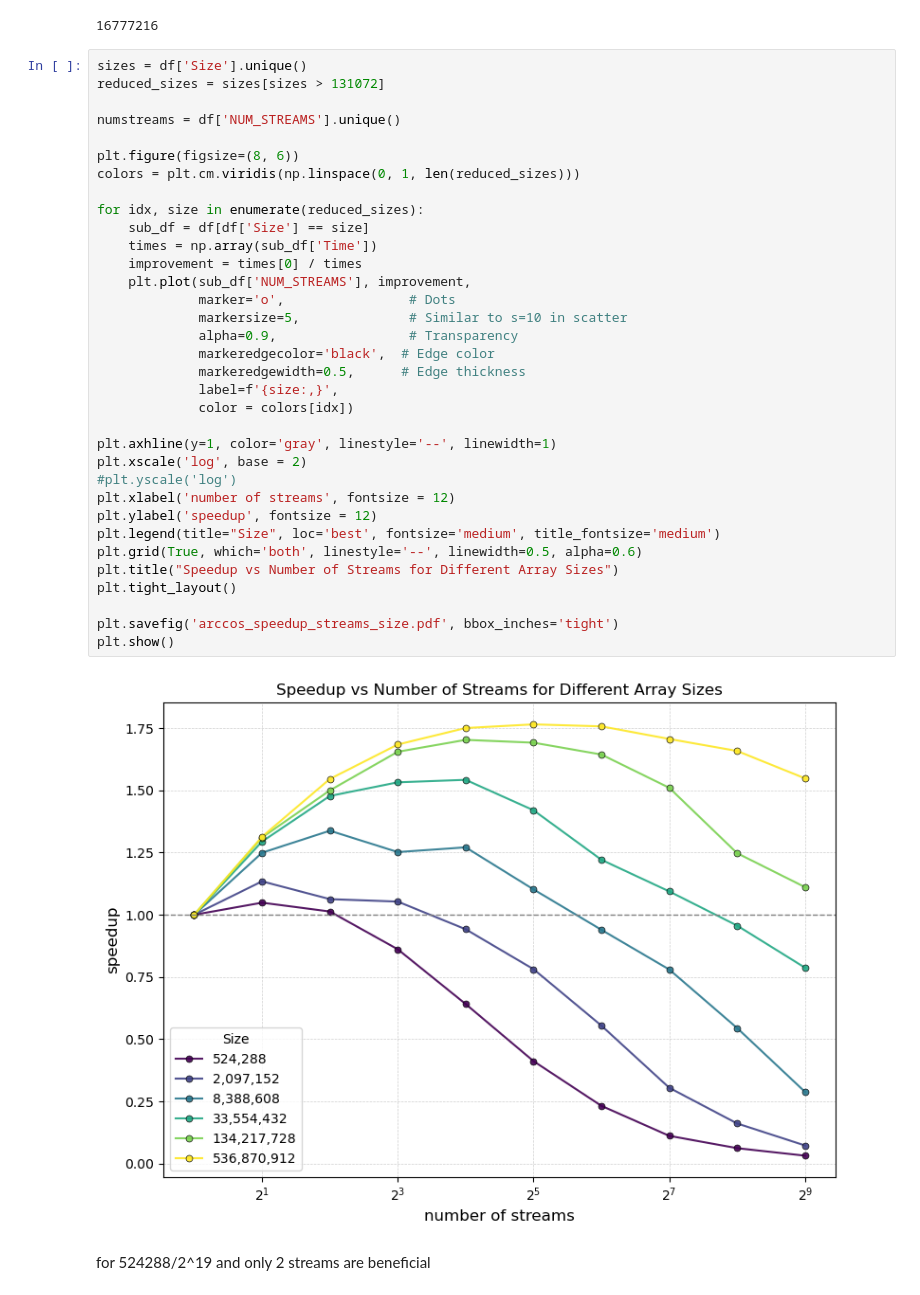
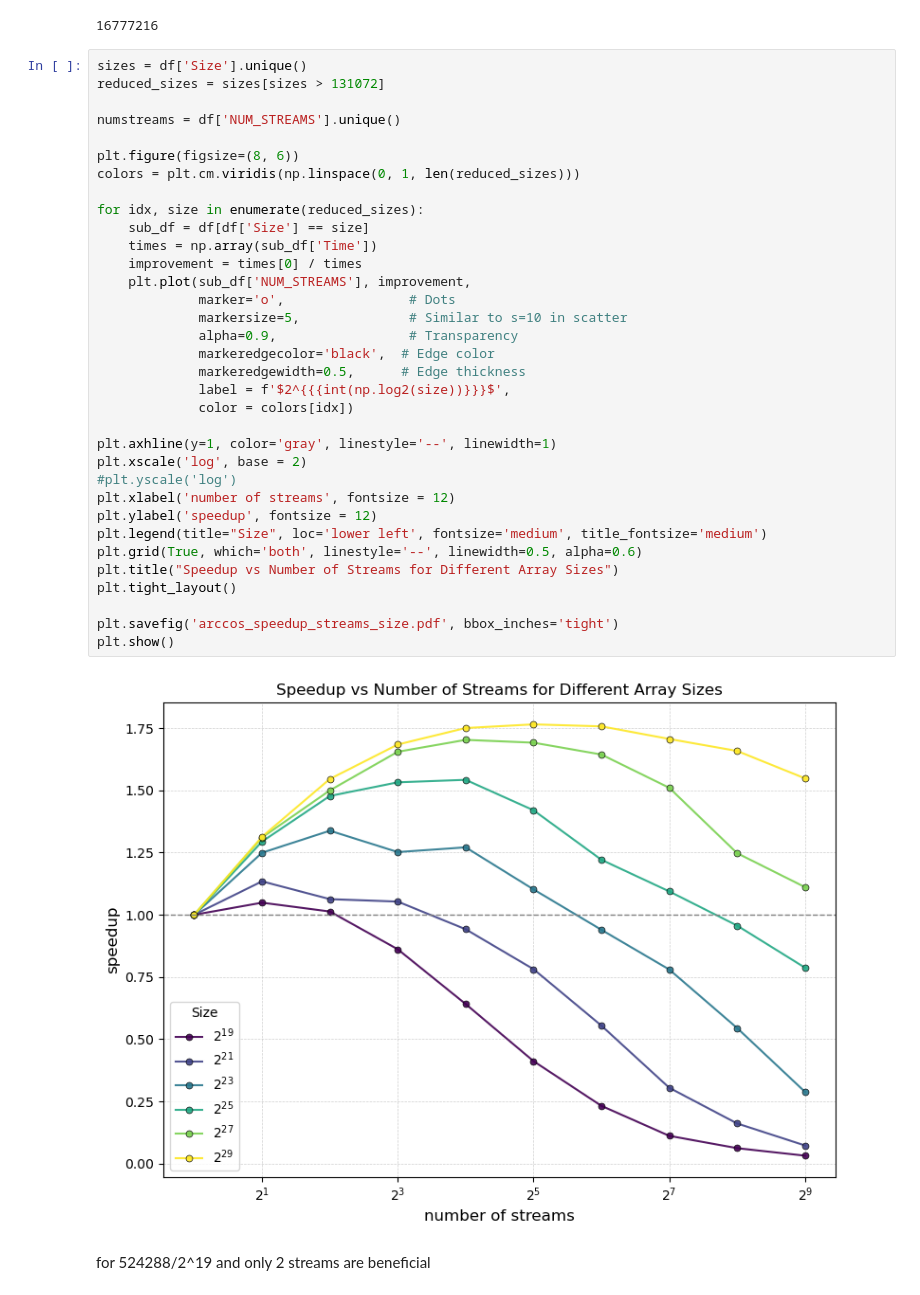
Before and after one commit to grafrap/HPC4WC-overlapping, a Jupyter notebook: measurements/cuda_plots.ipynb, the cells around one changed output. Drawn from its saved outputs; the diff is of its cells as text.

```diff
--- a/measurements/cuda_plots.ipynb
+++ b/measurements/cuda_plots.ipynb
@@ -82,35 +82,35 @@ reduced_sizes = sizes[sizes > 131072]
 
 numstreams = df['NUM_STREAMS'].unique()
 
 plt.figure(figsize=(8, 6))
 colors = plt.cm.viridis(np.linspace(0, 1, len(reduced_sizes)))
 
 for idx, size in enumerate(reduced_sizes):
     sub_df = df[df['Size'] == size]
     times = np.array(sub_df['Time'])
     improvement = times[0] / times
     plt.plot(sub_df['NUM_STREAMS'], improvement,
              marker='o',                # Dots
              markersize=5,              # Similar to s=10 in scatter
              alpha=0.9,                 # Transparency
              markeredgecolor='black',  # Edge color
              markeredgewidth=0.5,      # Edge thickness
-             label=f'{size:,}',
+             label = f'$2^{{{int(np.log2(size))}}}$',
              color = colors[idx])
 
 plt.axhline(y=1, color='gray', linestyle='--', linewidth=1)
 plt.xscale('log', base = 2)
 #plt.yscale('log')
 plt.xlabel('number of streams', fontsize = 12)
 plt.ylabel('speedup', fontsize = 12)
-plt.legend(title="Size", loc='best', fontsize='medium', title_fontsize='medium')
+plt.legend(title="Size", loc='lower left', fontsize='medium', title_fontsize='medium')
 plt.grid(True, which='both', linestyle='--', linewidth=0.5, alpha=0.6)
 plt.title("Speedup vs Number of Streams for Different Array Sizes")
 plt.tight_layout()
 
 plt.savefig('arccos_speedup_streams_size.pdf', bbox_inches='tight')
 plt.show()
 # %% [output]
-[figure, old version]
+[figure, new version]
 # %% [markdown]
 for 524288/2^19 and  only 2 streams are beneficial
```
Also changed, not shown: parts of 52 cells of this notebook.
